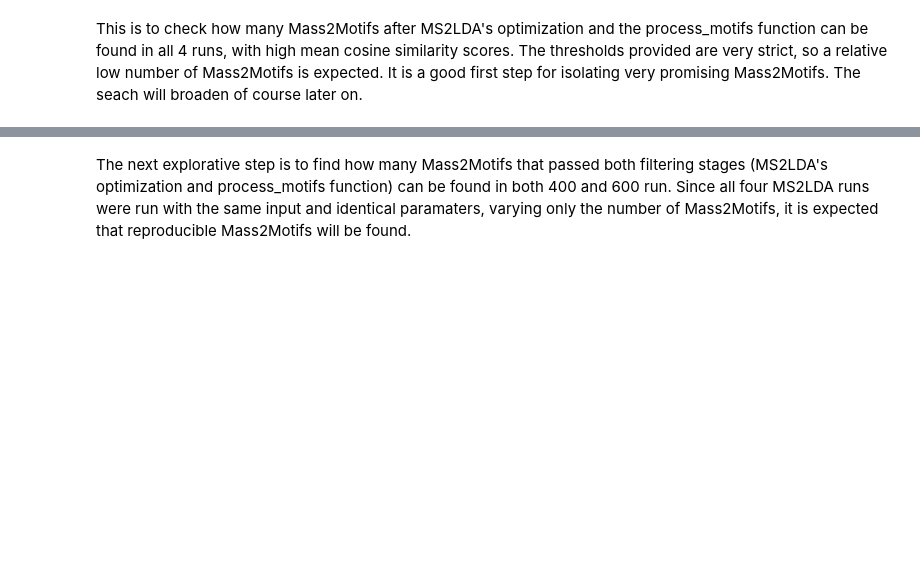
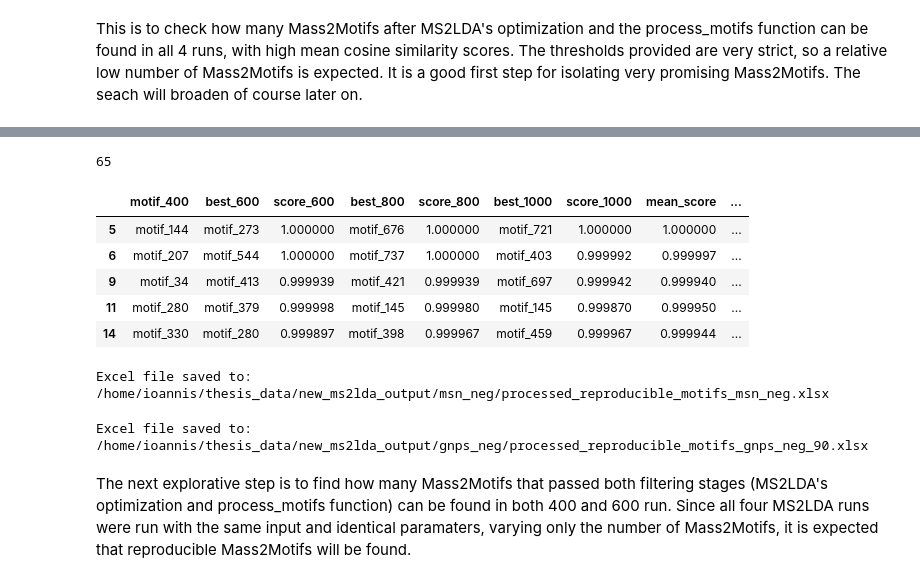
Before and after one commit to ioanniskontogiannis/mass2motif-prioritization-ml, a Jupyter notebook: scripts/motif_curation/processed_reproducible_motifs.ipynb, the cells around one changed output, grey strips where cells are left out. Cells and saved outputs as stored; diff of their text form; code cells hidden in the pictures; blank space fills up the shorter version.

```diff
--- a/scripts/motif_curation/processed_reproducible_motifs.ipynb
+++ b/scripts/motif_curation/processed_reproducible_motifs.ipynb
@@ -156,3 +173,33 @@ Motif-groups present in all runs with mean_score ≥ 0.95: 51
+# %%
+high_quality = reproducibility_400[reproducibility_400["high_reproducibility"]]
+print(len(high_quality))
+high_quality.head()
+# %% [output]
+65
+|  | motif_400 | best_600 | score_600 | best_800 | score_800 | best_1000 | score_1000 | mean_score | ... |
+| 5 | motif_144 | motif_273 | 1.000000 | motif_676 | 1.000000 | motif_721 | 1.000000 | 1.000000 | ... |
+| 6 | motif_207 | motif_544 | 1.000000 | motif_737 | 1.000000 | motif_403 | 0.999992 | 0.999997 | ... |
+| 9 | motif_34 | motif_413 | 0.999939 | motif_421 | 0.999939 | motif_697 | 0.999942 | 0.999940 | ... |
+| 11 | motif_280 | motif_379 | 0.999998 | motif_145 | 0.999980 | motif_145 | 0.999870 | 0.999950 | ... |
+| 14 | motif_330 | motif_280 | 0.999897 | motif_398 | 0.999967 | motif_459 | 0.999967 | 0.999944 | ... |
+# %%
+# Save the reproducibility results to an Excel file
+output_path = "/home/ioannis/thesis_data/new_ms2lda_output/msn_neg/processed_reproducible_motifs_msn_neg.xlsx"
+
+high_quality.to_excel(output_path, index=False)
+
+print(f"Excel file saved to: {output_path}")
+# %% [output]
+Excel file saved to: /home/ioannis/thesis_data/new_ms2lda_output/msn_neg/processed_reproducible_motifs_msn_neg.xlsx
+# %%
+# Save the reproducibility results to an Excel file
+output_path = "/home/ioannis/thesis_data/new_ms2lda_output/gnps_neg/processed_reproducible_motifs_gnps_neg_90.xlsx"
+
+mid_quality.to_excel(output_path, index=False)
+
+print(f"Excel file saved to: {output_path}")
+# %% [output]
+Excel file saved to: /home/ioannis/thesis_data/new_ms2lda_output/gnps_neg/processed_reproducible_motifs_gnps_neg_90.xlsx
 # %% [markdown]
 The next explorative step is to find how many Mass2Motifs that passed both filtering stages (MS2LDA's optimization and process_motifs function) can be found in both 400 and 600 run. Since all four MS2LDA runs were run with the same input and identical paramaters, varying only the number of Mass2Motifs, it is expected that reproducible Mass2Motifs will be found.
 # %%
```
Also changed, not shown: parts of 6 cells of this notebook, 2 other files.
